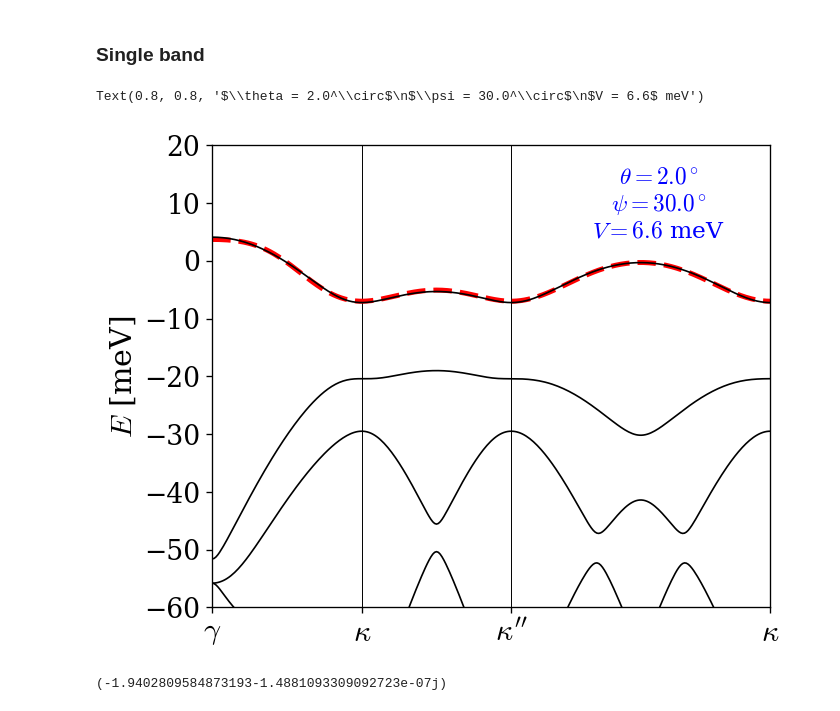
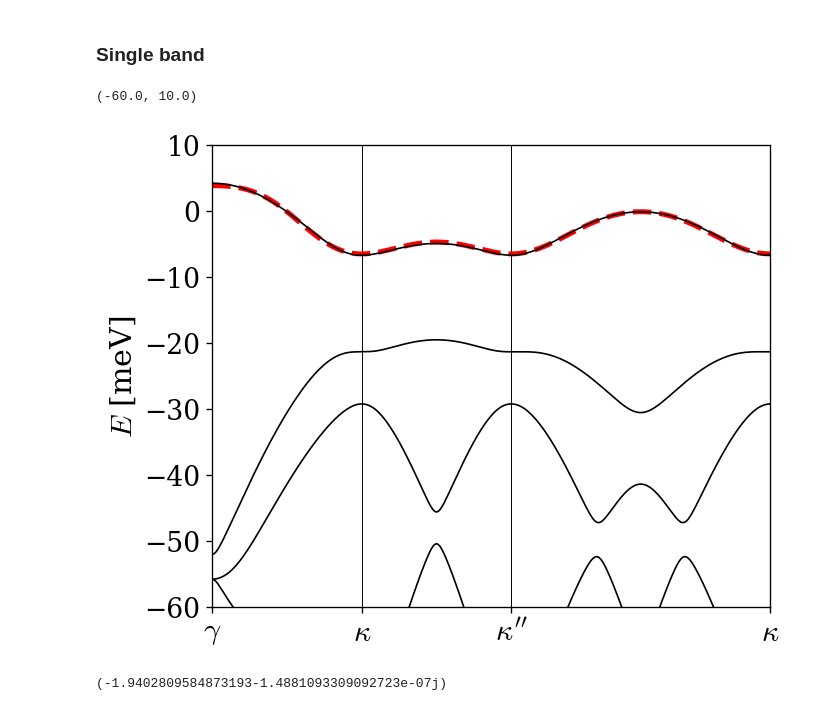
Before and after one commit to sanhq17/moire_heterobilayers, a Jupyter notebook: notebooks/honeycomb_hubbard.ipynb, the cells around one changed output. Cells and saved outputs as stored; diff of their text form; code cells hidden in the pictures.

```diff
--- a/notebooks/honeycomb_hubbard.ipynb
+++ b/notebooks/honeycomb_hubbard.ipynb
@@ -318,9 +394,9 @@ ax[2].legend(fontsize=16)
 sys = Moire(theta_deg=2.0, psi_deg=26.0, V=6.6, n_shells=10)
 
 
-scale = 4.0
-Nx = 50
-Ny = 50
+scale = 5.0
+Nx = 80
+Ny = 80
 k_points = sys.mesh_k_unit_cell(Nx=21, Ny=21)
 
 x = np.linspace(-scale * sys.aM, scale * sys.aM, Nx)
@@ -375,7 +451,7 @@ first_nn = [sys.a1, sys.a2, sys.a2 - sys.a1]
 second_nn = [2 * sys.a1 - sys.a2, sys.a1 + sys.a2, 2 * sys.a2 - sys.a1]
 third_nn = [2 * sys.a1, 2 * sys.a2, 2 * sys.a2 - 2 * sys.a1]
 
-Rs = first_nn + second_nn + third_nn
+Rs = first_nn #+ second_nn #+ third_nn
 neighbours = [1, 1, 1, 2, 2, 2, 3, 3, 3]
 R_reduced = [sys.a1, 2 * sys.a1 - sys.a2]
 
@@ -517,0 +715,19 @@ plt.savefig("data/honeycomb_fit_theta"+str(sys.theta_deg)+"_psi"+str(sys.psi_deg
+# %%
+kpath, kdist, ticks = sys.make_k_path(*sys.default_path, n_pts=300)
+H = H_TB_honeycomb(kpath, onsiteA, onsiteB, tAB, tAA, tBB, 0)
+energies, vectors = np.linalg.eigh(H)
+energies = energies[:, ::-1]
+
+fig, ax = plt.subplots()
+sys.plot_bands(ax, energies, kdist, ticks, max_bands=2, linestyle="--", lw=3, color="red")
+
+## ED Bands
+kpath, kdist, ticks = sys.make_k_path(*sys.default_path, n_pts=300)
+bands, _ = sys.calculate_bands(kpath=kpath)
+sys.plot_bands(ax, bands, kdist, ticks, max_bands=4, lw=1)
+
+plt.ylim([-60, 10])
+plt.text(0.8, 0.65, rf"$\theta = {sys.theta_deg:.1f}^\circ$" "\n"
+    rf"$\psi = {sys.psi_deg:.1f}^\circ$" "\n"
+    rf"$V = {sys.V:.1f}$ meV",
+    transform=ax.transAxes, fontsize=10, ha="center", color="blue")
@@ -520,9 +988,9 @@ plt.savefig("data/honeycomb_fit_theta"+str(sys.theta_deg)+"_psi"+str(sys.psi_deg
 # %%
 sys = Moire_single(theta_deg=2.0, psi_deg=26.0, V=6.6, n_shells=10)
 
-scale = 4.0
-Nx = 70
-Ny = 70
+scale = 5.0
+Nx = 80
+Ny = 80
 k_points = sys.mesh_k_unit_cell(Nx=21, Ny=21)
 
 x = np.linspace(-scale * sys.aM, scale * sys.aM, Nx)
@@ -567,26 +1035,26 @@ def Hk_all(k_points, T0, Rs, Tnn):
 # %%
 kpath, kdist, ticks = sys.make_k_path(*sys.default_path, n_pts=300)
 H = Hk_all(kpath, T0, Rs, Tnn)
 # energies, vectors = np.linalg.eigh(H)
 # energies = energies[:, ::-1]
 
 fig, ax = plt.subplots()
 sys.plot_bands(ax, H, kdist, ticks, max_bands=2, linestyle="--", lw=3, color="red")
 
 ## ED Bands
 kpath, kdist, ticks = sys.make_k_path(*sys.default_path, n_pts=300)
 bands, _ = sys.calculate_bands(kpath=kpath)
 sys.plot_bands(ax, bands, kdist, ticks, max_bands=4, lw=1)
 
-plt.ylim([-60, 20])
-plt.text(0.8, 0.8, rf"$\theta = {sys.theta_deg:.1f}^\circ$" "\n"
-    rf"$\psi = {sys.psi_deg:.1f}^\circ$" "\n"
-    rf"$V = {sys.V:.1f}$ meV",
-    transform=ax.transAxes, fontsize=14, ha="center", color="blue")
+plt.ylim([-60, 10])
+# plt.text(0.8, 0.8, rf"$\theta = {sys.theta_deg:.1f}^\circ$" "\n"
+#     rf"$\psi = {sys.psi_deg:.1f}^\circ$" "\n"
+#     rf"$V = {sys.V:.1f}$ meV",
+#     transform=ax.transAxes, fontsize=14, ha="center", color="blue")
 #plt.savefig("plots/two_bands.svg", dpi=300, bbox_inches="tight", transparent=True, pad_inches=0)
 # %% [output]
-Text(0.8, 0.8, '$\\theta = 2.0^\\circ$\n$\\psi = 30.0^\\circ$\n$V = 6.6$ meV')
+(-60.0, 10.0)
-[figure, old version]
+[figure, new version]
 # %%
 print(T0)
 # %% [output]
```
Also changed, not shown: parts of 27 cells of this notebook, 40 other files.
